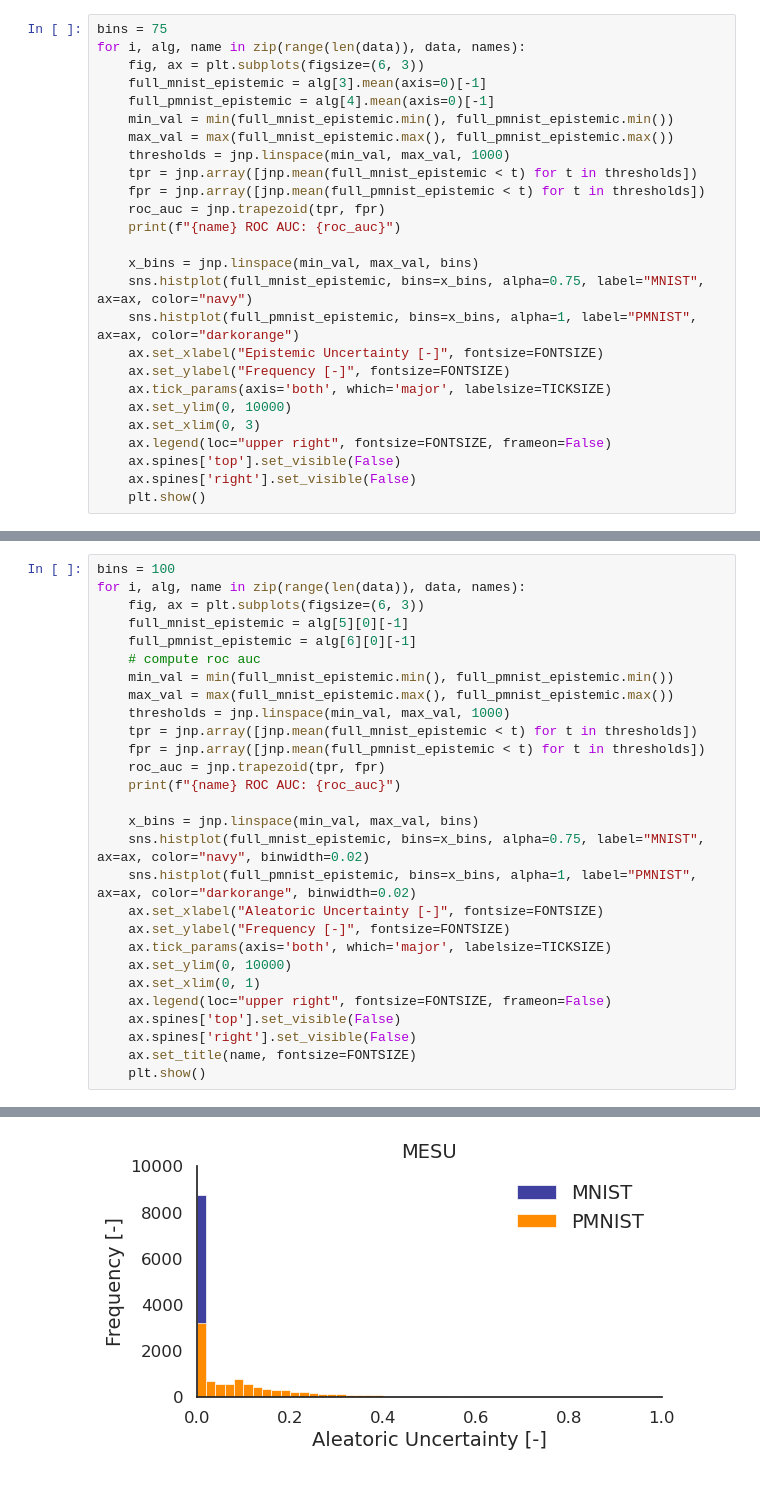
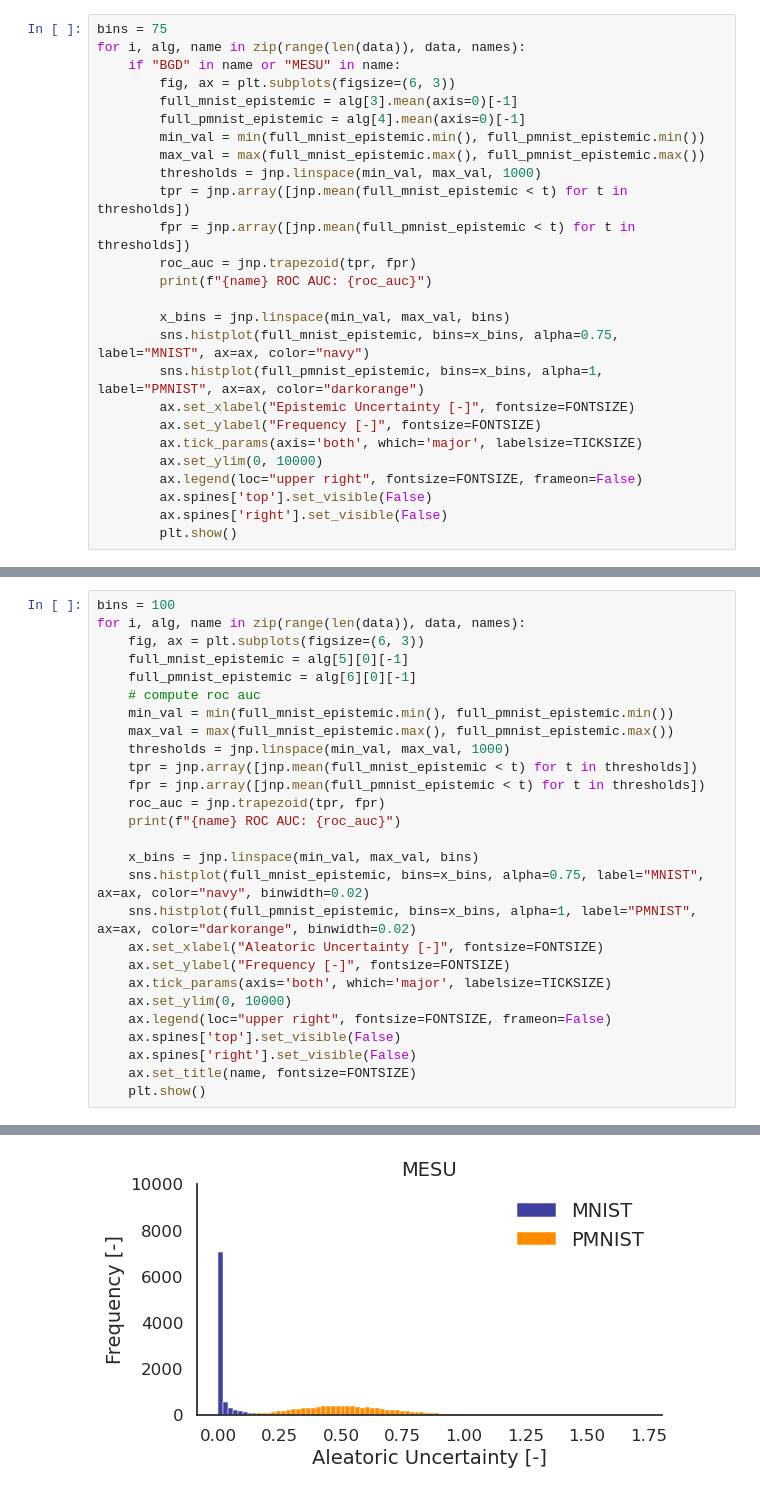
Before and after one commit to kellian-cottart/mesu-pmnist, a Jupyter notebook: figures-mnist-ood.ipynb, the cells around one changed output, grey strips where cells are left out. Cells and saved outputs as stored; diff of their text form.

```diff
--- a/figures-mnist-ood.ipynb
+++ b/figures-mnist-ood.ipynb
@@ -205,27 +192,27 @@ plt.close()
 # %%
 bins = 75
 for i, alg, name in zip(range(len(data)), data, names):
-    fig, ax = plt.subplots(figsize=(6, 3))
-    full_mnist_epistemic = alg[3].mean(axis=0)[-1]
-    full_pmnist_epistemic = alg[4].mean(axis=0)[-1]
-    min_val = min(full_mnist_epistemic.min(), full_pmnist_epistemic.min())
-    max_val = max(full_mnist_epistemic.max(), full_pmnist_epistemic.max())
-    thresholds = jnp.linspace(min_val, max_val, 1000)
-    tpr = jnp.array([jnp.mean(full_mnist_epistemic < t) for t in thresholds])
-    fpr = jnp.array([jnp.mean(full_pmnist_epistemic < t) for t in thresholds])
-    roc_auc = jnp.trapezoid(tpr, fpr)
-    print(f"{name} ROC AUC: {roc_auc}")
+    if "BGD" in name or "MESU" in name:
+        fig, ax = plt.subplots(figsize=(6, 3))
+        full_mnist_epistemic = alg[3].mean(axis=0)[-1]
+        full_pmnist_epistemic = alg[4].mean(axis=0)[-1]
+        min_val = min(full_mnist_epistemic.min(), full_pmnist_epistemic.min())
+        max_val = max(full_mnist_epistemic.max(), full_pmnist_epistemic.max())
+        thresholds = jnp.linspace(min_val, max_val, 1000)
+        tpr = jnp.array([jnp.mean(full_mnist_epistemic < t) for t in thresholds])
+        fpr = jnp.array([jnp.mean(full_pmnist_epistemic < t) for t in thresholds])
+        roc_auc = jnp.trapezoid(tpr, fpr)
+        print(f"{name} ROC AUC: {roc_auc}")
 
-    x_bins = jnp.linspace(min_val, max_val, bins)
-    sns.histplot(full_mnist_epistemic, bins=x_bins, alpha=0.75, label="MNIST", ax=ax, color="navy")
-    sns.histplot(full_pmnist_epistemic, bins=x_bins, alpha=1, label="PMNIST", ax=ax, color="darkorange")
-    ax.set_xlabel("Epistemic Uncertainty [-]", fontsize=FONTSIZE)
-    ax.set_ylabel("Frequency [-]", fontsize=FONTSIZE)
-    ax.tick_params(axis='both', which='major', labelsize=TICKSIZE)
-    ax.set_ylim(0, 10000)
-    ax.set_xlim(0, 3)
-    ax.legend(loc="upper right", fontsize=FONTSIZE, frameon=False)
-    ax.spines['top'].set_visible(False)
-    ax.spines['right'].set_visible(False)
-    plt.show()
+        x_bins = jnp.linspace(min_val, max_val, bins)
+        sns.histplot(full_mnist_epistemic, bins=x_bins, alpha=0.75, label="MNIST", ax=ax, color="navy")
+        sns.histplot(full_pmnist_epistemic, bins=x_bins, alpha=1, label="PMNIST", ax=ax, color="darkorange")
+        ax.set_xlabel("Epistemic Uncertainty [-]", fontsize=FONTSIZE)
+        ax.set_ylabel("Frequency [-]", fontsize=FONTSIZE)
+        ax.tick_params(axis='both', which='major', labelsize=TICKSIZE)
+        ax.set_ylim(0, 10000)
+        ax.legend(loc="upper right", fontsize=FONTSIZE, frameon=False)
+        ax.spines['top'].set_visible(False)
+        ax.spines['right'].set_visible(False)
+        plt.show()
 # %% [output]
@@ -259,7 +242,6 @@ for i, alg, name in zip(range(len(data)), data, names):
     ax.set_ylabel("Frequency [-]", fontsize=FONTSIZE)
     ax.tick_params(axis='both', which='major', labelsize=TICKSIZE)
     ax.set_ylim(0, 10000)
-    ax.set_xlim(0, 1)
     ax.legend(loc="upper right", fontsize=FONTSIZE, frameon=False)
     ax.spines['top'].set_visible(False)
     ax.spines['right'].set_visible(False)
@@ -270 +252 @@ MESU ROC AUC: 0.8269106149673462
-[figure, old version]
+[figure, new version]
```
Also changed, not shown: parts of 7 cells of this notebook, 3 other files.
